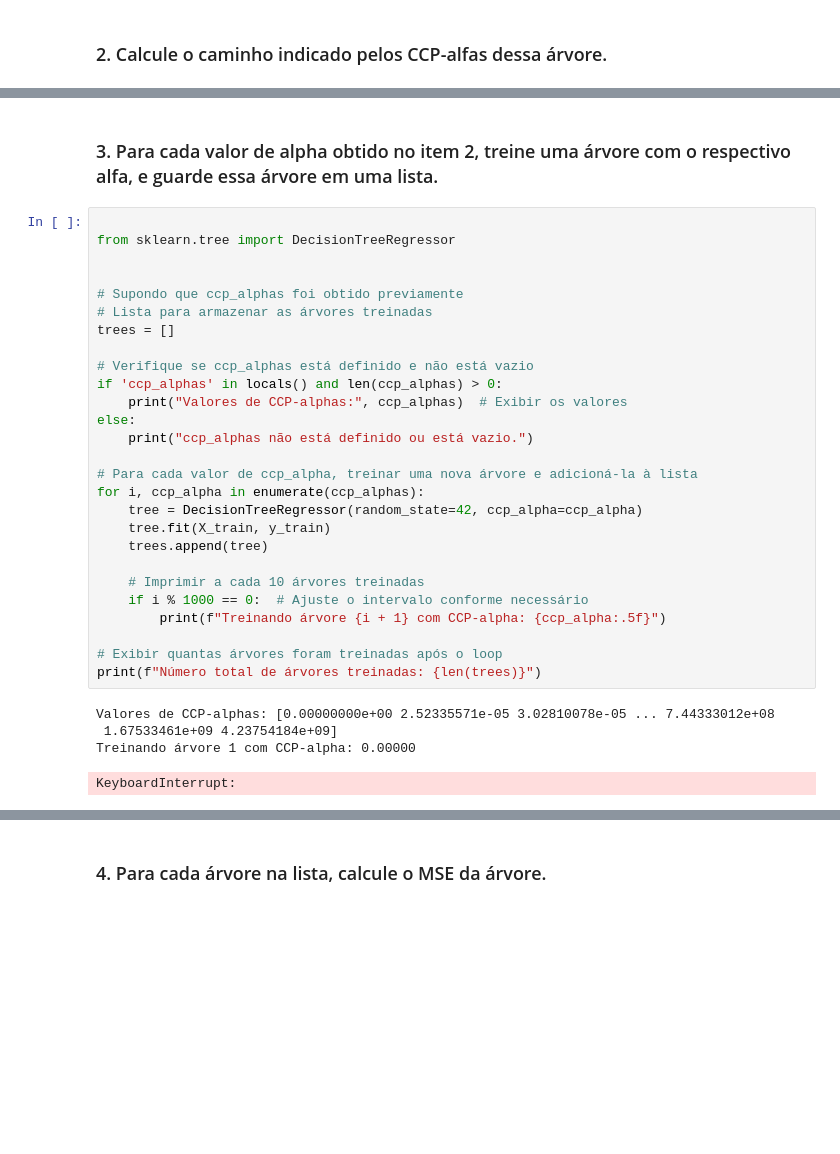
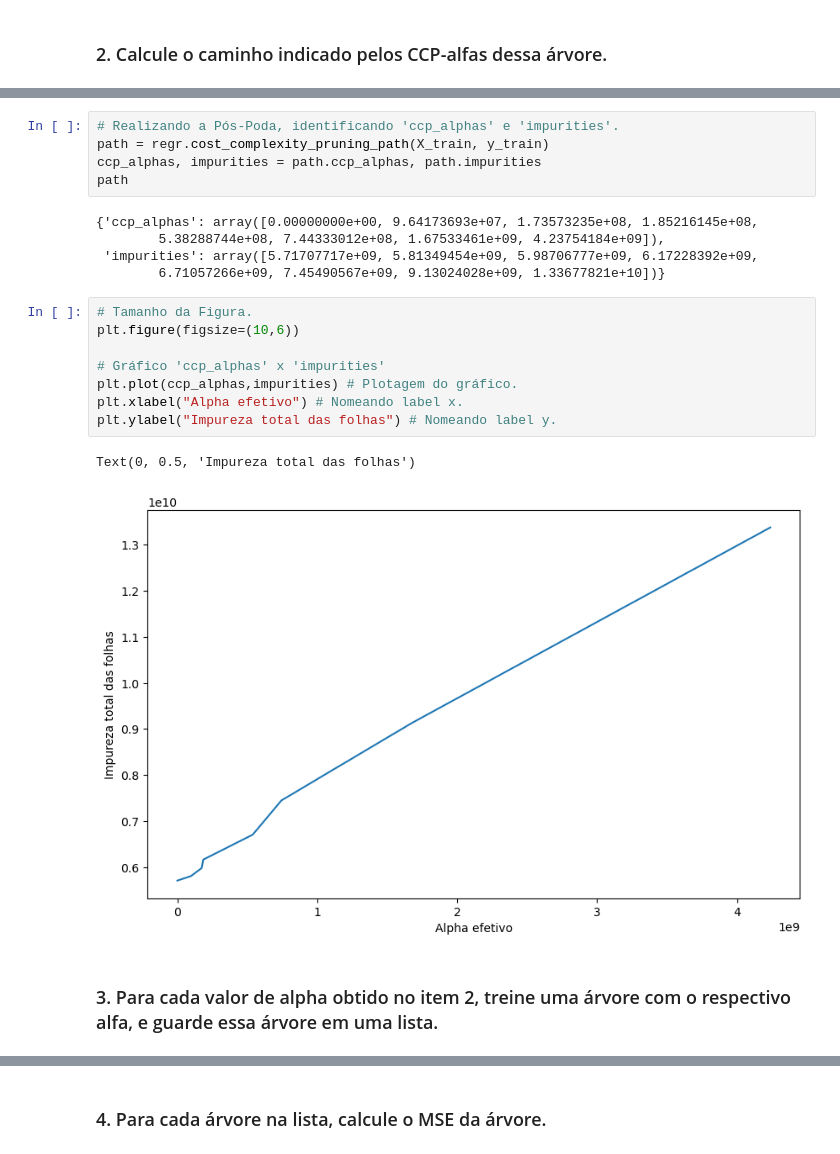
Before and after one commit to RobertoJr37/An-lise-De-Dados, a Jupyter notebook: Profissao_Cientista_de_Dados_M11_assignment02.ipynb, the cells around one changed output, grey strips where cells are left out. Cells and saved outputs as stored; diff of their text form; blank space fills up the shorter version.

```diff
--- a/Profissao_Cientista_de_Dados_M11_assignment02.ipynb
+++ b/Profissao_Cientista_de_Dados_M11_assignment02.ipynb
@@ -98,34 +82,23 @@ Impurities: [0.00000000e+00 5.04671141e-05 8.07481219e-05 ... 7.45490567e+09
+# %%
+# Realizando a Pós-Poda, identificando 'ccp_alphas' e 'impurities'.
+path = regr.cost_complexity_pruning_path(X_train, y_train)
+ccp_alphas, impurities = path.ccp_alphas, path.impurities
+path
+# %% [output]
+{'ccp_alphas': array([0.00000000e+00, 9.64173693e+07, 1.73573235e+08, 1.85216145e+08,
+        5.38288744e+08, 7.44333012e+08, 1.67533461e+09, 4.23754184e+09]),
+ 'impurities': array([5.71707717e+09, 5.81349454e+09, 5.98706777e+09, 6.17228392e+09,
+        6.71057266e+09, 7.45490567e+09, 9.13024028e+09, 1.33677821e+10])}
+# %%
+# Tamanho da Figura.
+plt.figure(figsize=(10,6))
+
+# Gráfico 'ccp_alphas' x 'impurities'
+plt.plot(ccp_alphas,impurities) # Plotagem do gráfico.
+plt.xlabel("Alpha efetivo") # Nomeando label x.
+plt.ylabel("Impureza total das folhas") # Nomeando label y.
+# %% [output]
+Text(0, 0.5, 'Impureza total das folhas')
+[figure, added]
 # %% [markdown]
 ### 3. Para cada valor de alpha obtido no item 2, treine uma árvore com o respectivo alfa, e guarde essa árvore em uma lista.
-# %%
-
-from sklearn.tree import DecisionTreeRegressor
-
-
-# Supondo que ccp_alphas foi obtido previamente
-# Lista para armazenar as árvores treinadas
-trees = []
-
-# Verifique se ccp_alphas está definido e não está vazio
-if 'ccp_alphas' in locals() and len(ccp_alphas) > 0:
-    print("Valores de CCP-alphas:", ccp_alphas)  # Exibir os valores
-else:
-    print("ccp_alphas não está definido ou está vazio.")
-
-# Para cada valor de ccp_alpha, treinar uma nova árvore e adicioná-la à lista
-for i, ccp_alpha in enumerate(ccp_alphas):
-    tree = DecisionTreeRegressor(random_state=42, ccp_alpha=ccp_alpha)
-    tree.fit(X_train, y_train)
-    trees.append(tree)
-
-    # Imprimir a cada 10 árvores treinadas
-    if i % 1000 == 0:  # Ajuste o intervalo conforme necessário
-        print(f"Treinando árvore {i + 1} com CCP-alpha: {ccp_alpha:.5f}")
-
-# Exibir quantas árvores foram treinadas após o loop
-print(f"Número total de árvores treinadas: {len(trees)}")
-# %% [output]
-Valores de CCP-alphas: [0.00000000e+00 2.52335571e-05 3.02810078e-05 ... 7.44333012e+08
- 1.67533461e+09 4.23754184e+09]
-Treinando árvore 1 com CCP-alpha: 0.00000
-KeyboardInterrupt:
```
Also changed, not shown: parts of 12 cells of this notebook.
